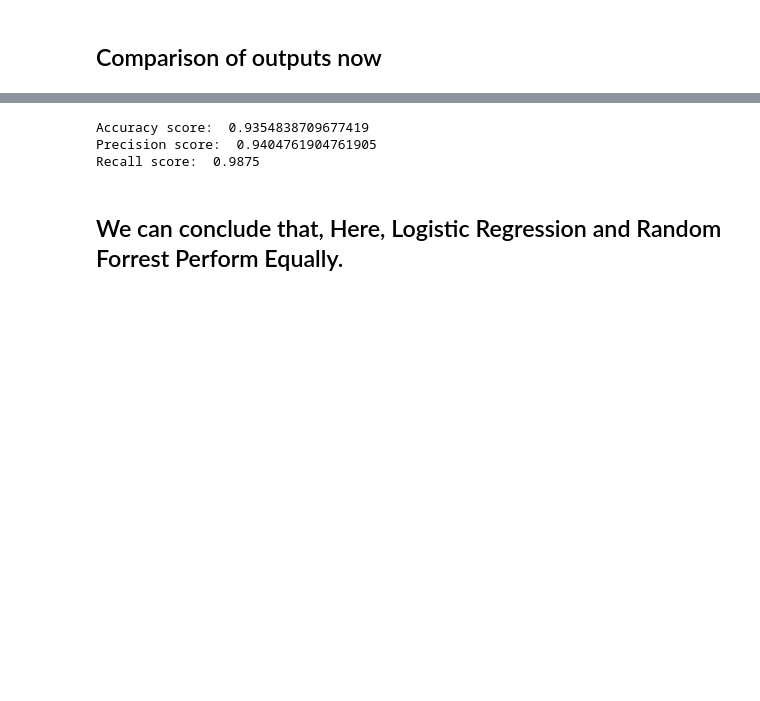
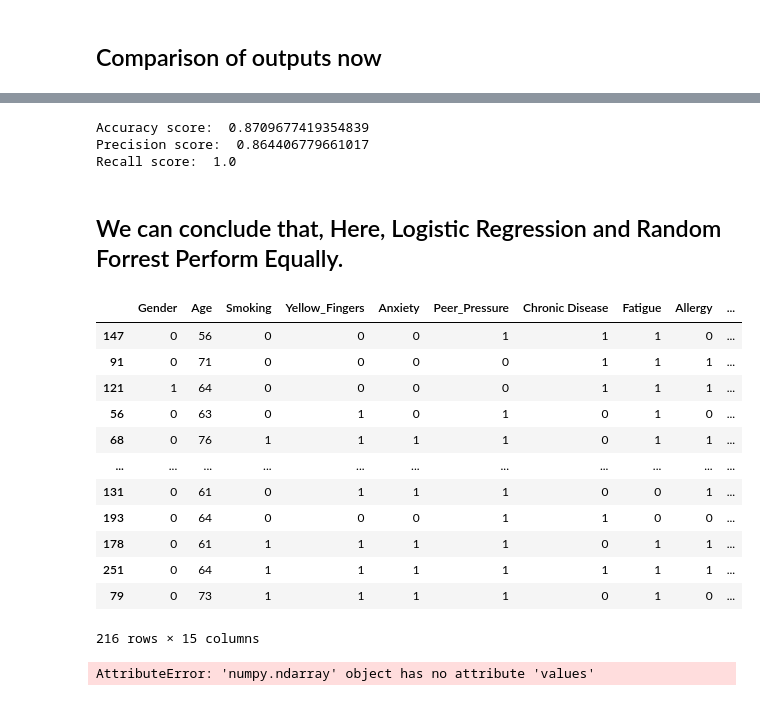
Before and after one commit to luiggi1611/mlops_gcp_architecture-tarea, a Jupyter notebook: notebooks/lung_cancer_analyze_predict_model_comparison.ipynb, the cells around one changed output, grey strips where cells are left out. Cells and saved outputs as stored; diff of their text form; code cells hidden in the pictures; blank space fills up the shorter version.

```diff
--- a/notebooks/lung_cancer_analyze_predict_model_comparison.ipynb
+++ b/notebooks/lung_cancer_analyze_predict_model_comparison.ipynb
@@ -352,11 +350,11 @@ dataset["Lung_Cancer"]=dataset["Lung_Cancer"].replace(["YES","NO"],[1,0])
 ## Data splitting for better data validation and output
 # %%
 #Include all columns except prediction column and n_age which was made for better insights.
-del dataset['n_age']
+#del dataset['n_age']
 X=dataset.drop(["Lung_Cancer"],axis=1)
 
 #Preiction Column
-y=dataset["Lung_Cancer"]
+y=dataset["Lung_Cancer"].values
 # %%
 #Data Split using test_train_split fuction
 xtrain,xtest,ytrain,ytest=train_test_split(X,y,test_size=0.3)
@@ -495,6 +491,6 @@ comparation_1.sample(10)
 # %%
-av=comparation["Actual Value"]
-pv=comparation["Predicted Value"]
+av=comparation_1["Actual Value"]
+pv=comparation_1["Predicted Value RF"]
 acc=accuracy_score(av,pv)
 pre=precision_score(av,pv)
 rec=recall_score(av,pv)
@@ -502,8 +498,73 @@ print("Accuracy score: ",acc)
 print("Precision score: ",pre)
 print("Recall score: ",rec)
 # %% [output]
-Accuracy score:  0.9354838709677419
-Precision score:  0.9404761904761905
-Recall score:  0.9875
+Accuracy score:  0.8709677419354839
+Precision score:  0.864406779661017
+Recall score:  1.0
 # %% [markdown]
 ## We can conclude that, Here, Logistic Regression and Random Forrest Perform Equally.
+# %%
+xtrain
+# %% [output]
+|  | Gender | Age | Smoking | Yellow_Fingers | Anxiety | Peer_Pressure | Chronic Disease | Fatigue | Allergy | ... |
+| 147 | 0 | 56 | 0 | 0 | 0 | 1 | 1 | 1 | 0 | ... |
+| 91 | 0 | 71 | 0 | 0 | 0 | 0 | 1 | 1 | 1 | ... |
+| 121 | 1 | 64 | 0 | 0 | 0 | 0 | 1 | 1 | 1 | ... |
+| 56 | 0 | 63 | 0 | 1 | 0 | 1 | 0 | 1 | 0 | ... |
+| 68 | 0 | 76 | 1 | 1 | 1 | 1 | 0 | 1 | 1 | ... |
+| ... | ... | ... | ... | ... | ... | ... | ... | ... | ... | ... |
+| 131 | 0 | 61 | 0 | 1 | 1 | 1 | 0 | 0 | 1 | ... |
+| 193 | 0 | 64 | 0 | 0 | 0 | 1 | 1 | 0 | 0 | ... |
+| 178 | 0 | 61 | 1 | 1 | 1 | 1 | 0 | 1 | 1 | ... |
+| 251 | 0 | 64 | 1 | 1 | 1 | 1 | 1 | 1 | 1 | ... |
+| 79 | 0 | 73 | 1 | 1 | 1 | 1 | 0 | 1 | 0 | ... |
+216 rows × 15 columns
+# %%
+from sklearn.ensemble import RandomForestClassifier
+
+xtrain,xtest,ytrain,ytest=train_test_split(X,y,test_size=0.3)
+x_train,x_valid,y_train,y_valid=train_test_split(xtrain,ytrain,test_size=0.3)
+def objective(trial):
+    # Definir los rangos de búsqueda de los hiperparámetros
+    n_estimators = trial.suggest_int('n_estimators', 10, 100)
+    max_depth = trial.suggest_int('max_depth', 2, 10)
+    min_samples_split = trial.suggest_int('min_samples_split', 2, 10)
+    min_samples_leaf = trial.suggest_int('min_samples_leaf', 1, 10)
+
+    # Crear un clasificador Random Forest con los hiperparámetros seleccionados
+    clf = RandomForestClassifier(n_estimators=n_estimators,
+                                  max_depth=max_depth,
+                                  min_samples_split=min_samples_split,
+                                  min_samples_leaf=min_samples_leaf,
+                                  random_state=42)
+
+    # Entrenar y evaluar el modelo
+    clf.fit(x_train, y_train)
+    y_pred = clf.predict(x_valid)
+    accuracy = accuracy_score(y_valid, y_pred)
+
+    return accuracy
+
+# Crear un objeto de estudio Optuna
+study = optuna.create_study(direction='maximize')
+
+# Ejecutar la optimización de hiperparámetros
+study.optimize(objective, n_trials=100)
+
+# Obtener los hiperparámetros óptimos
+best_params = study.best_params
+print(f'Hiperparámetros óptimos: {best_params}')
+
+model_rf_best = RandomForestClassifier(**best_params)
+model_rf_best.fit(x_train,y_train)
+y_pred = model_rf_best.predict(xtest)
+av=ytest
+pv=y_pred
+acc=accuracy_score(av,pv)
+pre=precision_score(av,pv)
+rec=recall_score(av,pv)
+print("Accuracy score: ",acc)
+print("Precision score: ",pre)
+print("Recall score: ",rec)
+# %% [output]
+AttributeError: 'numpy.ndarray' object has no attribute 'values'
```
Also changed, not shown: parts of 11 cells of this notebook, 17 other files.
